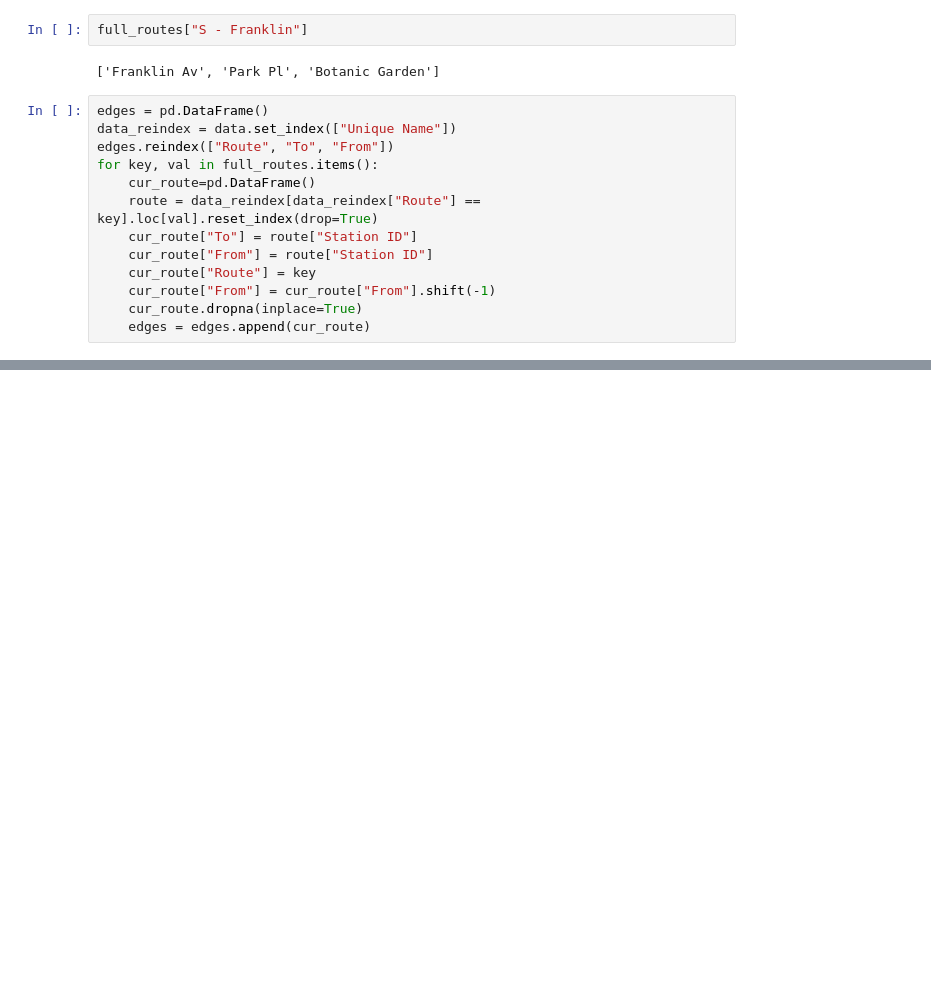
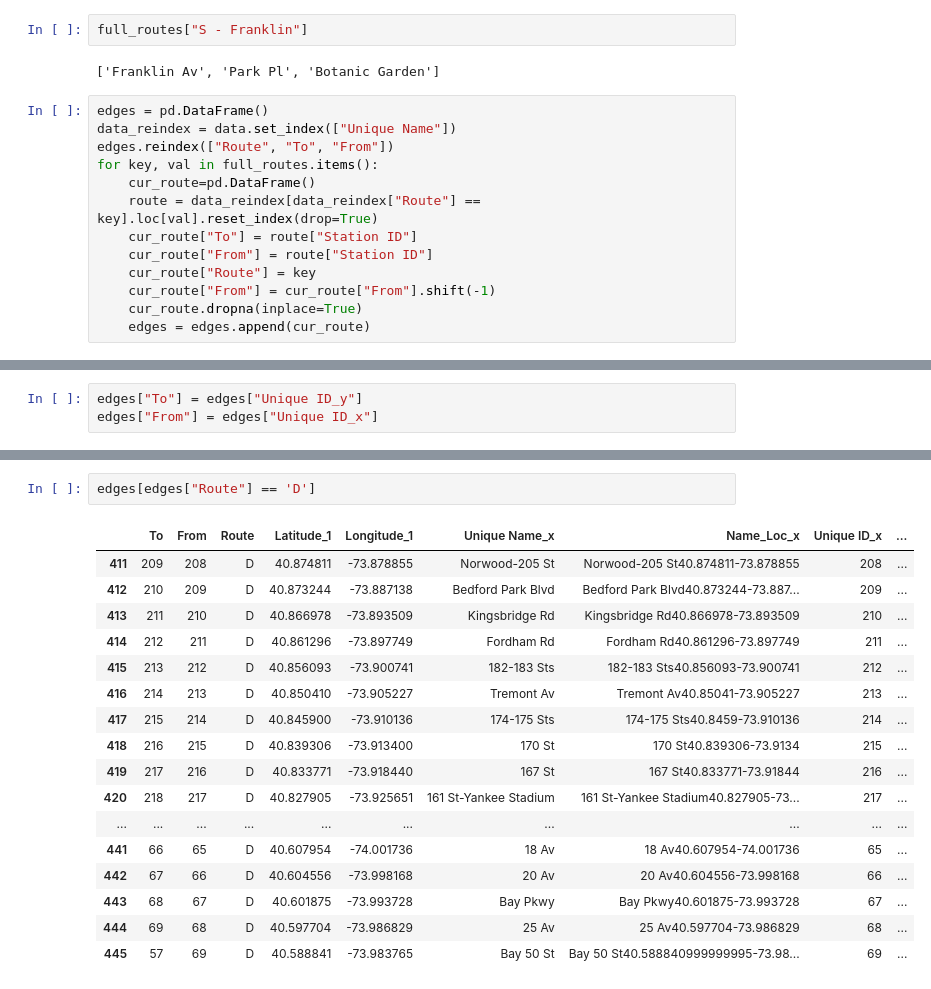
Before and after one commit to alecarreche/City_Folk, a Jupyter notebook: src/data_cleaning.ipynb, the cells around one changed output, grey strips where cells are left out. Cells and saved outputs as stored; diff of their text form; blank space fills up the shorter version.

```diff
--- a/src/data_cleaning.ipynb
+++ b/src/data_cleaning.ipynb
@@ -337,0 +409,3 @@ edges["Distance"] = np.sqrt(
+# %%
+edges["To"] = edges["Unique ID_y"]
+edges["From"] = edges["Unique ID_x"]
@@ -340,0 +451,20 @@ stations.drop_duplicates("Unique Name").drop(["Route", "Unique Name"], axis=1).t
+# %%
+edges[edges["Route"] == 'D']
+# %% [output]
+|  | To | From | Route | Latitude_1 | Longitude_1 | Unique Name_x | Name_Loc_x | Unique ID_x | ... |
+| 411 | 209 | 208 | D | 40.874811 | -73.878855 | Norwood-205 St | Norwood-205 St40.874811-73.878855 | 208 | ... |
+| 412 | 210 | 209 | D | 40.873244 | -73.887138 | Bedford Park Blvd | Bedford Park Blvd40.873244-73.887... | 209 | ... |
+| 413 | 211 | 210 | D | 40.866978 | -73.893509 | Kingsbridge Rd | Kingsbridge Rd40.866978-73.893509 | 210 | ... |
+| 414 | 212 | 211 | D | 40.861296 | -73.897749 | Fordham Rd | Fordham Rd40.861296-73.897749 | 211 | ... |
+| 415 | 213 | 212 | D | 40.856093 | -73.900741 | 182-183 Sts | 182-183 Sts40.856093-73.900741 | 212 | ... |
+| 416 | 214 | 213 | D | 40.850410 | -73.905227 | Tremont Av | Tremont Av40.85041-73.905227 | 213 | ... |
+| 417 | 215 | 214 | D | 40.845900 | -73.910136 | 174-175 Sts | 174-175 Sts40.8459-73.910136 | 214 | ... |
+| 418 | 216 | 215 | D | 40.839306 | -73.913400 | 170 St | 170 St40.839306-73.9134 | 215 | ... |
+| 419 | 217 | 216 | D | 40.833771 | -73.918440 | 167 St | 167 St40.833771-73.91844 | 216 | ... |
+| 420 | 218 | 217 | D | 40.827905 | -73.925651 | 161 St-Yankee Stadium | 161 St-Yankee Stadium40.827905-73... | 217 | ... |
+| ... | ... | ... | ... | ... | ... | ... | ... | ... | ... |
+| 441 | 66 | 65 | D | 40.607954 | -74.001736 | 18 Av | 18 Av40.607954-74.001736 | 65 | ... |
+| 442 | 67 | 66 | D | 40.604556 | -73.998168 | 20 Av | 20 Av40.604556-73.998168 | 66 | ... |
+| 443 | 68 | 67 | D | 40.601875 | -73.993728 | Bay Pkwy | Bay Pkwy40.601875-73.993728 | 67 | ... |
+| 444 | 69 | 68 | D | 40.597704 | -73.986829 | 25 Av | 25 Av40.597704-73.986829 | 68 | ... |
+| 445 | 57 | 69 | D | 40.588841 | -73.983765 | Bay 50 St | Bay 50 St40.588840999999995-73.98... | 69 | ... |
```
Also changed, not shown: parts of 15 cells of this notebook, 2 other files.
